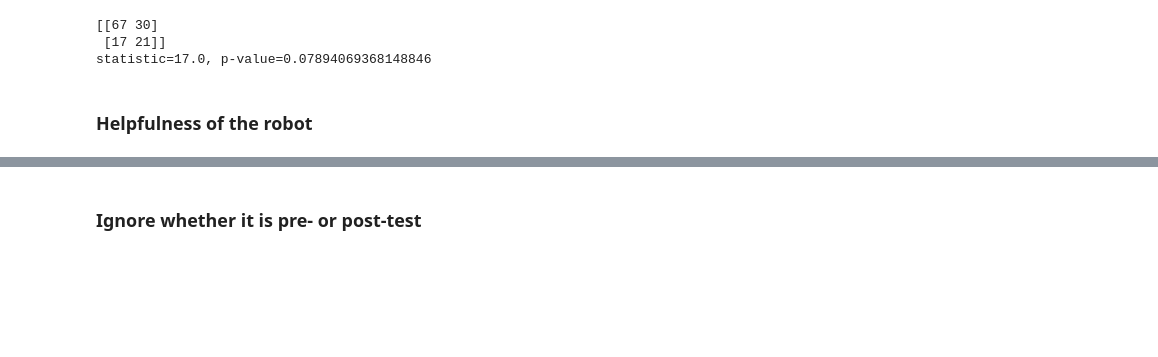
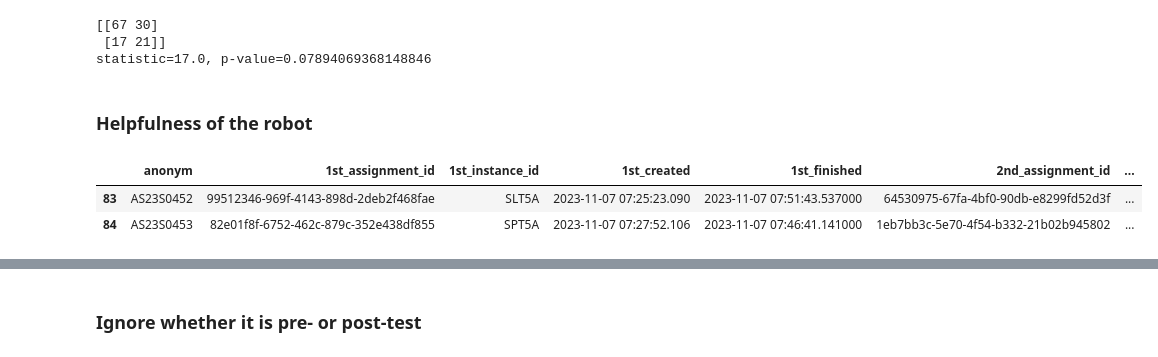
Before and after one commit to harrycslau/feedback-data-analytics, a Jupyter notebook: main2.ipynb, the cells around one changed output, grey strips where cells are left out. Saved outputs shown, nothing was run; the diff lists cells and outputs as text; code cells hidden in the pictures; blank space fills up the shorter version.

```diff
--- a/main2.ipynb
+++ b/main2.ipynb
@@ -508,4 +505,10 @@ print(f'statistic={result.statistic}, p-value={result.pvalue}')
 statistic=17.0, p-value=0.07894069368148846
 # %% [markdown]
 ### Helpfulness of the robot
+# %%
+df_analysis[df_analysis['1q1']==0]
+# %% [output]
+|  | anonym | 1st_assignment_id | 1st_instance_id | 1st_created | 1st_finished | 2nd_assignment_id | ... |
+| 83 | AS23S0452 | 99512346-969f-4143-898d-2deb2f468fae | SLT5A | 2023-11-07 07:25:23.090 | 2023-11-07 07:51:43.537000 | 64530975-67fa-4bf0-90db-e8299fd52d3f | ... |
+| 84 | AS23S0453 | 82e01f8f-6752-462c-879c-352e438df855 | SPT5A | 2023-11-07 07:27:52.106 | 2023-11-07 07:46:41.141000 | 1eb7bb3c-5e70-4f54-b332-21b02b945802 | ... |
 # %%
```
Also changed, not shown: parts of 3 cells of this notebook.
